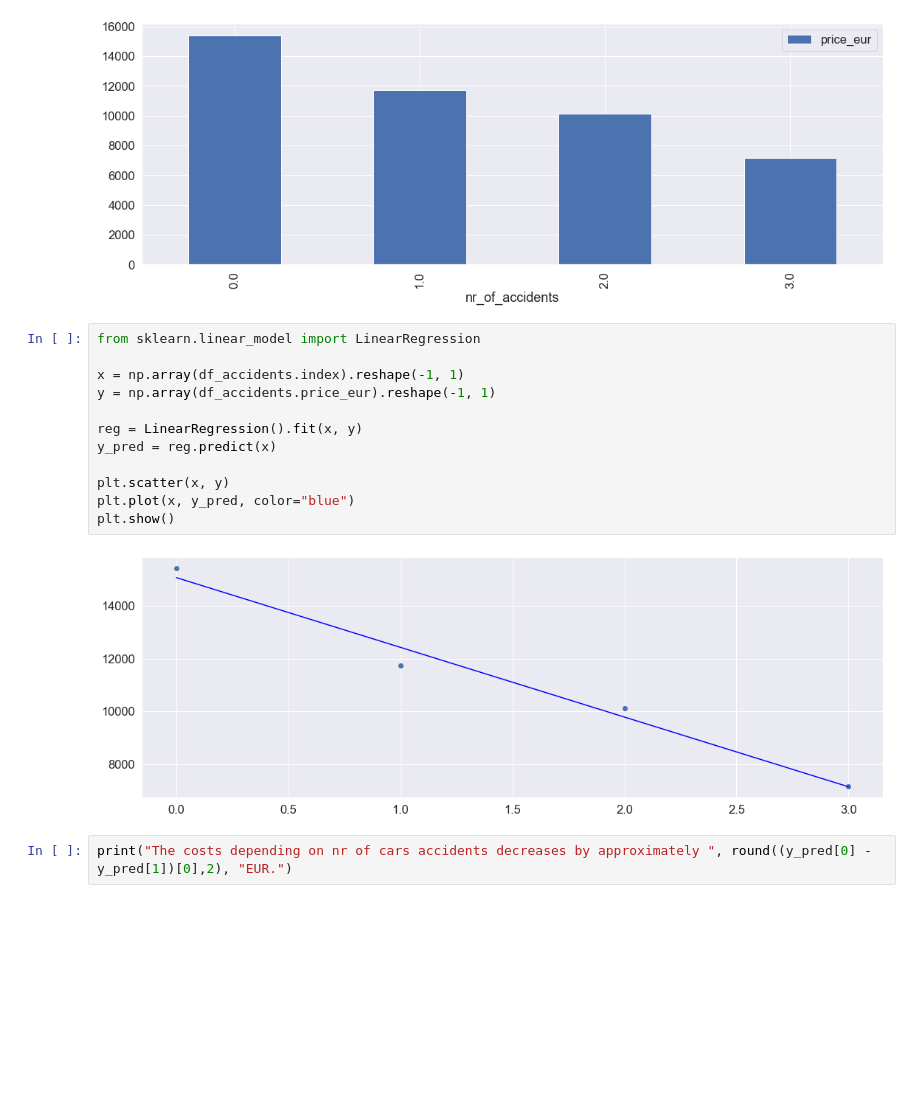
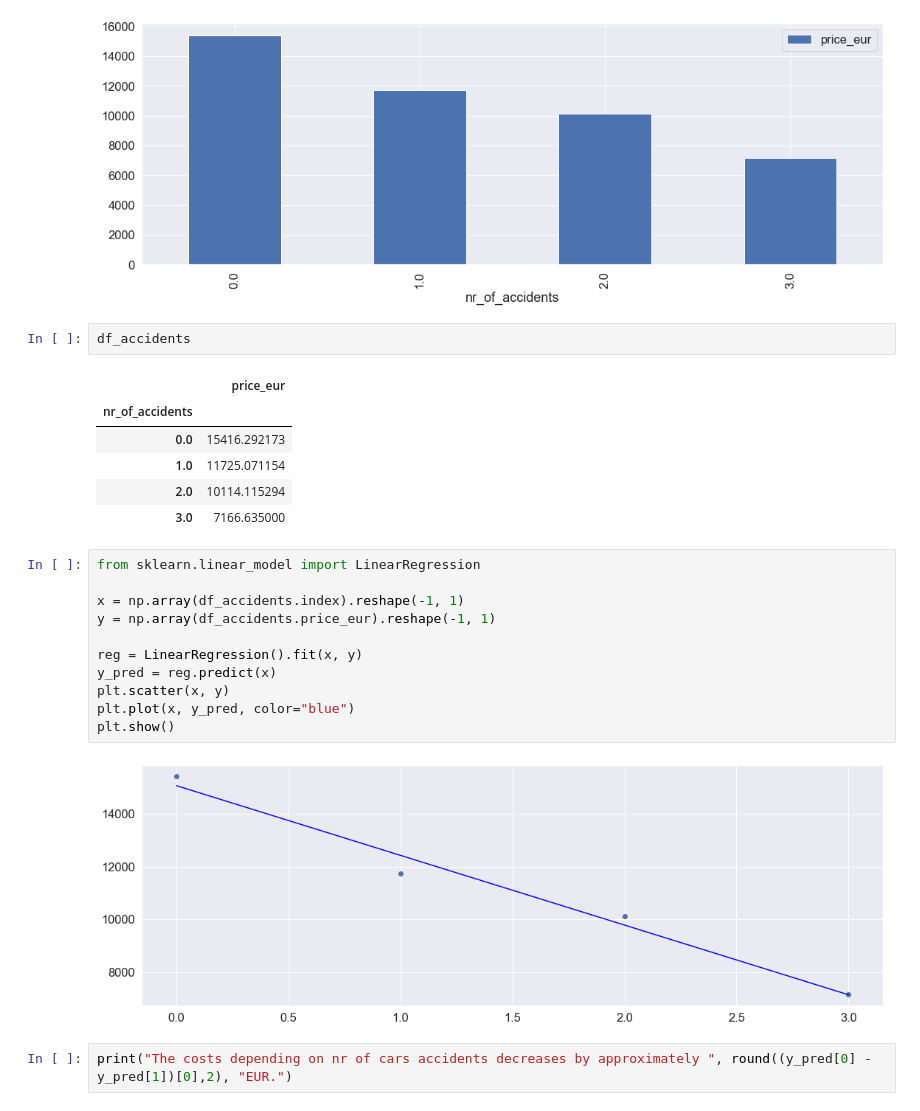
Before and after one commit to tableClothed/cars-price-comparision, a Jupyter notebook: visualizations.ipynb, the cells around one changed output. Cells and saved outputs as stored; diff of their text form; blank space fills up the shorter version.

Commit message:
predict prices

```diff
--- a/visualizations.ipynb
+++ b/visualizations.ipynb
@@ -224,6 +226,15 @@ df_accidents.plot(kind="bar")
 # %% [output]
 <matplotlib.axes._subplots.AxesSubplot at 0x...>
 [figure]
+# %%
+df_accidents
+# %% [output]
+|  | price_eur |
+| nr_of_accidents |  |
+| 0.0 | 15416.292173 |
+| 1.0 | 11725.071154 |
+| 2.0 | 10114.115294 |
+| 3.0 | 7166.635000 |
 # %%
 from sklearn.linear_model import LinearRegression
 
@@ -232,7 +243,6 @@ y = np.array(df_accidents.price_eur).reshape(-1, 1)
 
 reg = LinearRegression().fit(x, y)
 y_pred = reg.predict(x)
-
 plt.scatter(x, y)
 plt.plot(x, y_pred, color="blue")
 plt.show()
```
Also changed, not shown: parts of 2 cells of this notebook, 7 other files.
